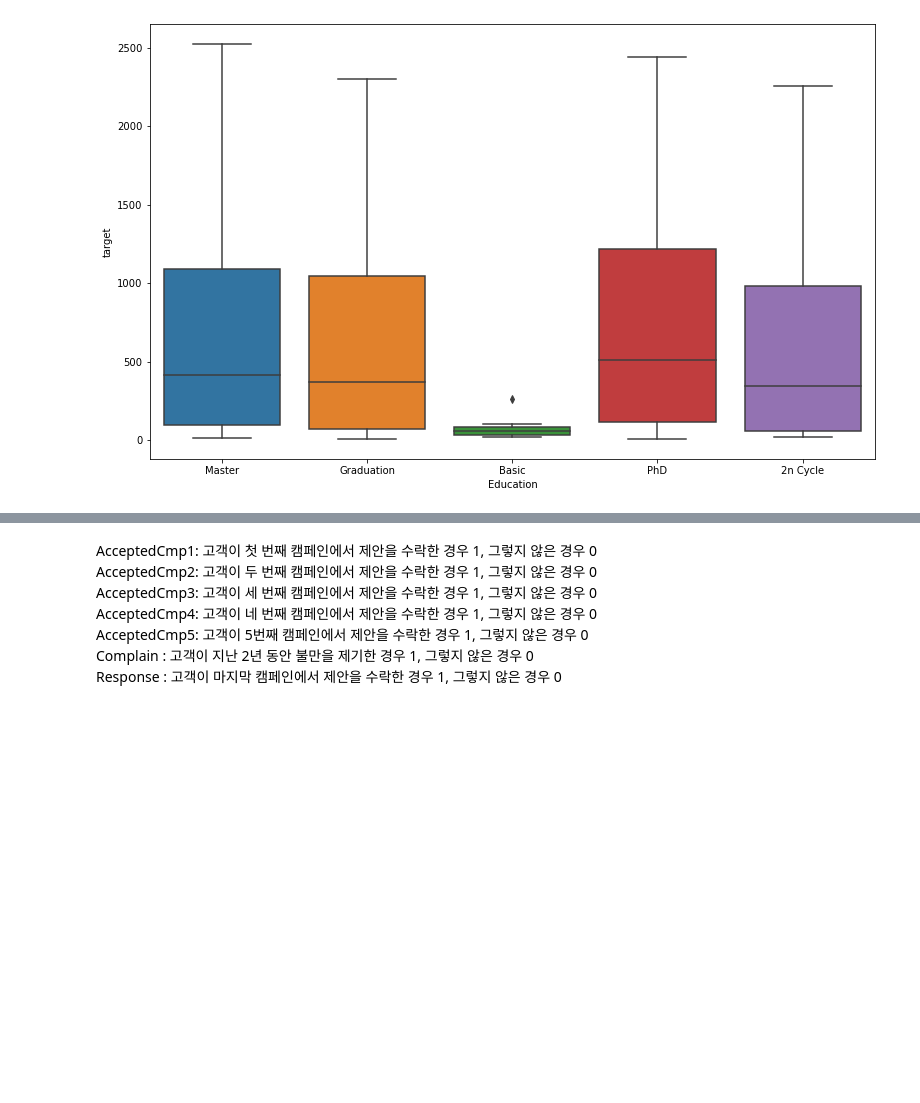
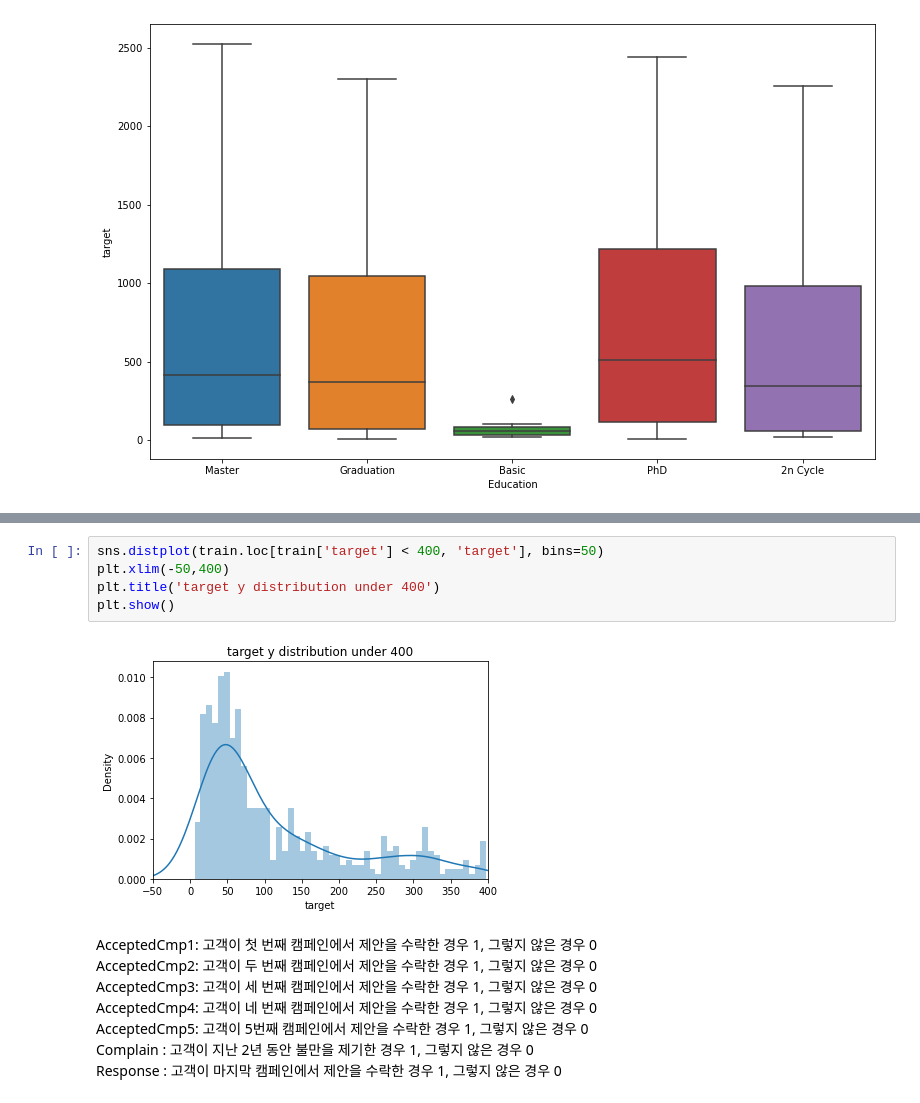
Before and after one commit to Park-Young-Bin/Python_Projects, a Jupyter notebook: 데이콘/[데이콘] 소비자 데이터 기반 소비 예측 경진대회.ipynb, the cells around one changed output, grey strips where cells are left out. Cells and saved outputs as stored; diff of their text form; blank space fills up the shorter version.

```diff
--- a/데이콘/[데이콘] 소비자 데이터 기반 소비 예측 경진대회.ipynb
+++ b/데이콘/[데이콘] 소비자 데이터 기반 소비 예측 경진대회.ipynb
@@ -151,3 +178,10 @@ sns.boxplot(data = train, x = 'Education', y='target');
+# %%
+sns.distplot(train.loc[train['target'] < 400, 'target'], bins=50)
+plt.xlim(-50,400)
+plt.title('target y distribution under 400')
+plt.show()
+# %% [output]
+[figure, added]
 # %% [markdown]
 AcceptedCmp1: 고객이 첫 번째 캠페인에서 제안을 수락한 경우 1, 그렇지 않은 경우 0
 AcceptedCmp2: 고객이 두 번째 캠페인에서 제안을 수락한 경우 1, 그렇지 않은 경우 0
```
Also changed, not shown: parts of 30 cells of this notebook.
